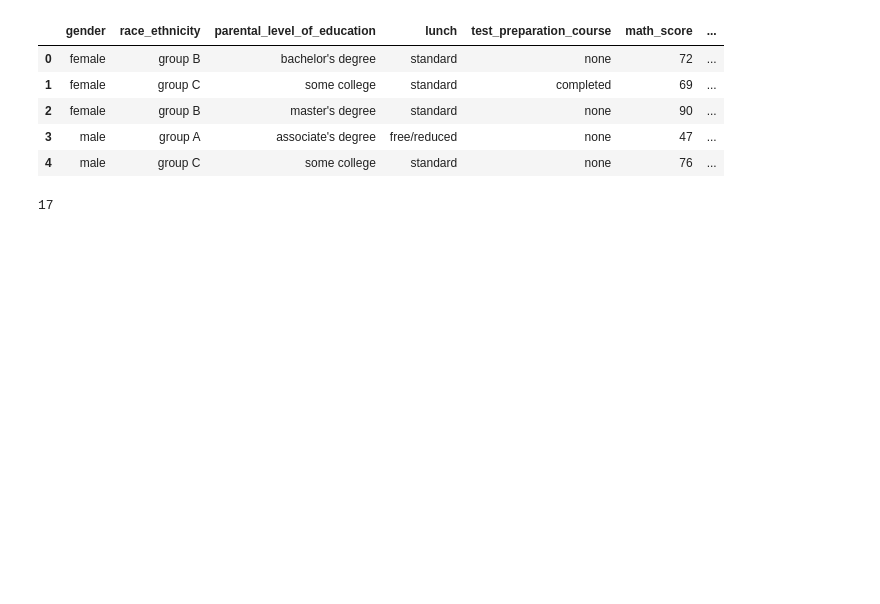
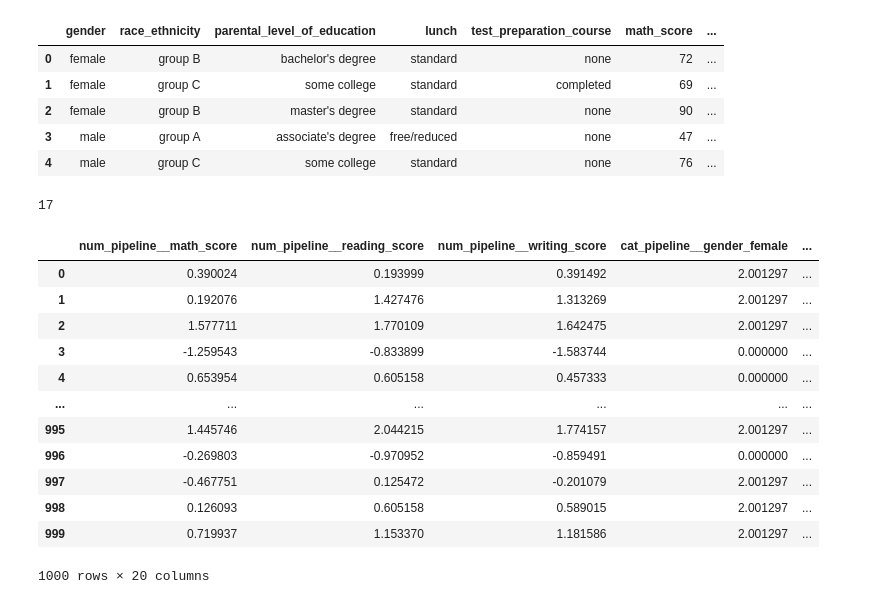
Before and after one commit to zaheer897778351-star/Mlproject, a Jupyter notebook: notebook/eda.ipynb, the cells around one changed output. Cells and saved outputs as stored; diff of their text form; code cells hidden in the pictures; blank space fills up the shorter version.

Commit message:
data tranfermation and model trainin

```diff
--- a/notebook/eda.ipynb
+++ b/notebook/eda.ipynb
@@ -100,3 +95,48 @@ toper = df[df['reading_score'] == 100]['average'].count()
 toper
 # %% [output]
 17
+# %%
+from sklearn.compose import ColumnTransformer
+from sklearn.impute import SimpleImputer
+from sklearn.pipeline import Pipeline
+from sklearn.preprocessing import OneHotEncoder, StandardScaler
+
+num_pipe = Pipeline(
+    steps=[
+        ("imputer", SimpleImputer(strategy="median")),
+        ("scaler", StandardScaler())
+    ]
+)
+
+cat_pipe = Pipeline(
+    steps=[
+        ("imputer", SimpleImputer(strategy='most_frequent')),
+        ("OneHotEncoder", OneHotEncoder()),
+        ("scaler",  StandardScaler(with_mean=False))                     # now dense → no error
+    ]
+)
+
+preprocessor = ColumnTransformer(
+    transformers=[
+        ("num_pipeline", num_pipe, numerical_features),
+        ("cat_pipeline", cat_pipe, categorical_features)
+    ]
+)
+
+t = preprocessor.fit_transform(df)
+# %%
+pd.DataFrame(t,columns=preprocessor.get_feature_names_out())
+# %% [output]
+|  | num_pipeline__math_score | num_pipeline__reading_score | num_pipeline__writing_score | cat_pipeline__gender_female | ... |
+| 0 | 0.390024 | 0.193999 | 0.391492 | 2.001297 | ... |
+| 1 | 0.192076 | 1.427476 | 1.313269 | 2.001297 | ... |
+| 2 | 1.577711 | 1.770109 | 1.642475 | 2.001297 | ... |
+| 3 | -1.259543 | -0.833899 | -1.583744 | 0.000000 | ... |
+| 4 | 0.653954 | 0.605158 | 0.457333 | 0.000000 | ... |
+| ... | ... | ... | ... | ... | ... |
+| 995 | 1.445746 | 2.044215 | 1.774157 | 2.001297 | ... |
+| 996 | -0.269803 | -0.970952 | -0.859491 | 0.000000 | ... |
+| 997 | -0.467751 | 0.125472 | -0.201079 | 2.001297 | ... |
+| 998 | 0.126093 | 0.605158 | 0.589015 | 2.001297 | ... |
+| 999 | 0.719937 | 1.153370 | 1.181586 | 2.001297 | ... |
+1000 rows × 20 columns
```
Also changed, not shown: parts of 2 cells of this notebook, 13 other files.
